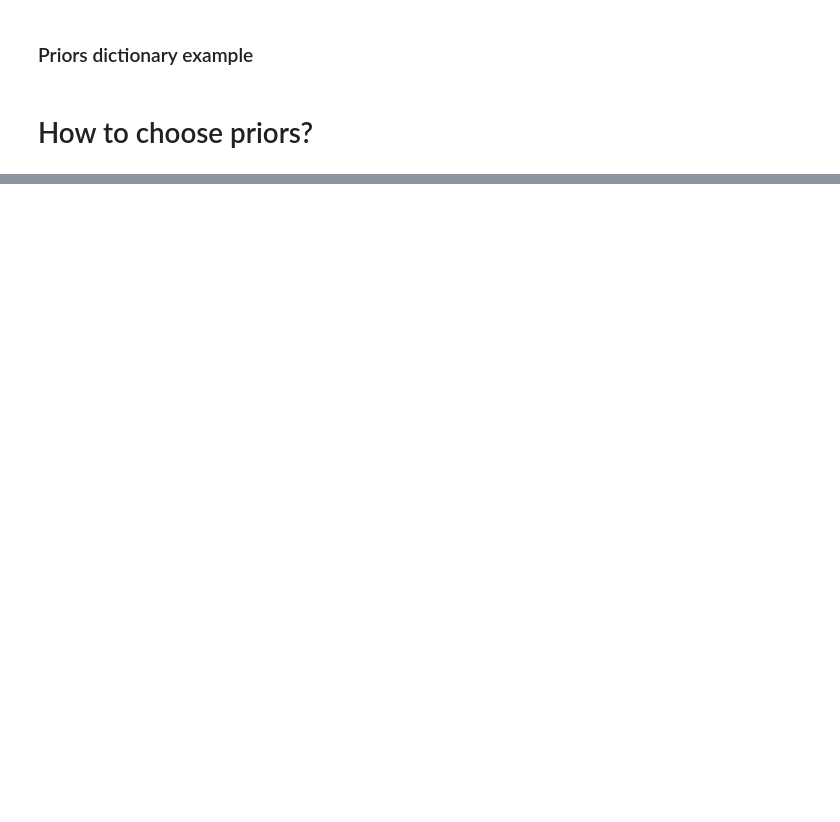
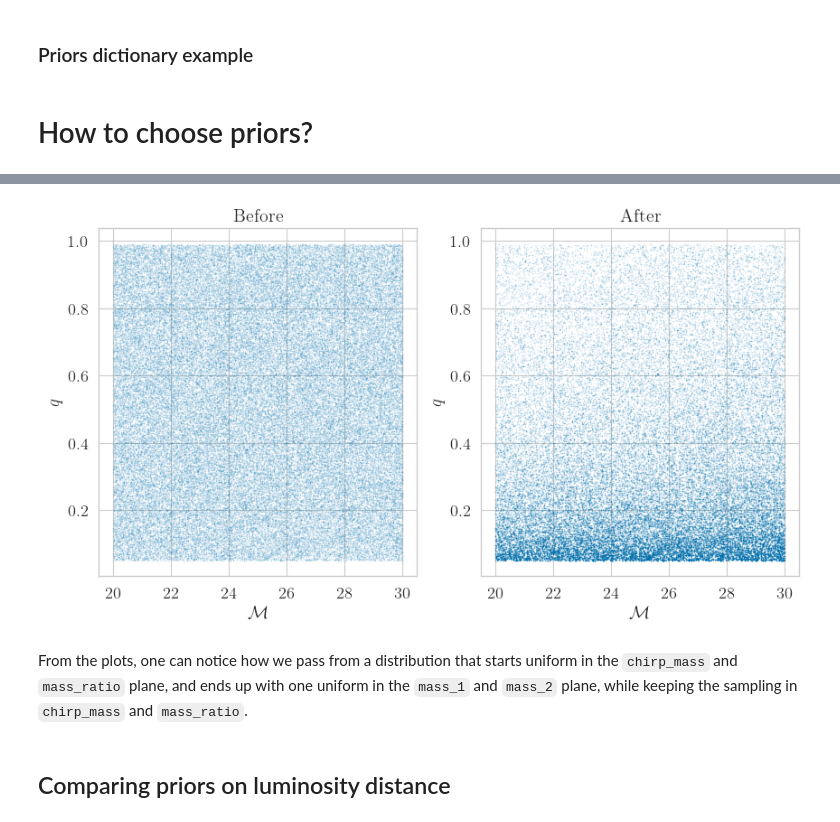
Before and after one commit to janosch314/GWFish, a Jupyter notebook: priors_tutorial.ipynb, the cells around one changed output, grey strips where cells are left out. Drawn from its saved outputs; the diff is of its cells as text; code cells hidden in the pictures; blank space fills up the shorter version.

```diff
--- a/priors_tutorial.ipynb
+++ b/priors_tutorial.ipynb
@@ -267,0 +347,19 @@ Choosing `chirp_mass` and `mass_ratio` parametrization offers a better outcome w
+# %%
+fig, ax = plt.subplots(1, 2, figsize=(10, 5))
+ax[0].scatter(mChirp, q, alpha=0.5, s=0.01, label='before')
+ax[0].set_xlabel(r'$\mathcal{M}$', fontsize=14)
+ax[0].set_ylabel(r'$q$', fontsize=14)
+ax[0].set_title(r'Before')
+
+ax[1].scatter(posteriors_mChirp, posteriors_q, alpha=0.5, s=0.01, label='after')
+ax[1].set_xlabel(r'$\mathcal{M}$', fontsize=14)
+ax[1].set_ylabel(r'$q$', fontsize=14)
+ax[1].set_title(r'After')
+
+plt.show()
+# %% [output]
+[figure, added]
+# %% [markdown]
+From the plots, one can notice how we pass from a distribution that starts uniform in the `chirp_mass` and `mass_ratio` plane, and ends up with one uniform in the `mass_1` and `mass_2` plane, while keeping the sampling in `chirp_mass` and `mass_ratio`.
+# %% [markdown]
+## Comparing priors on luminosity distance
```
Also changed, not shown: parts of 16 cells of this notebook.
